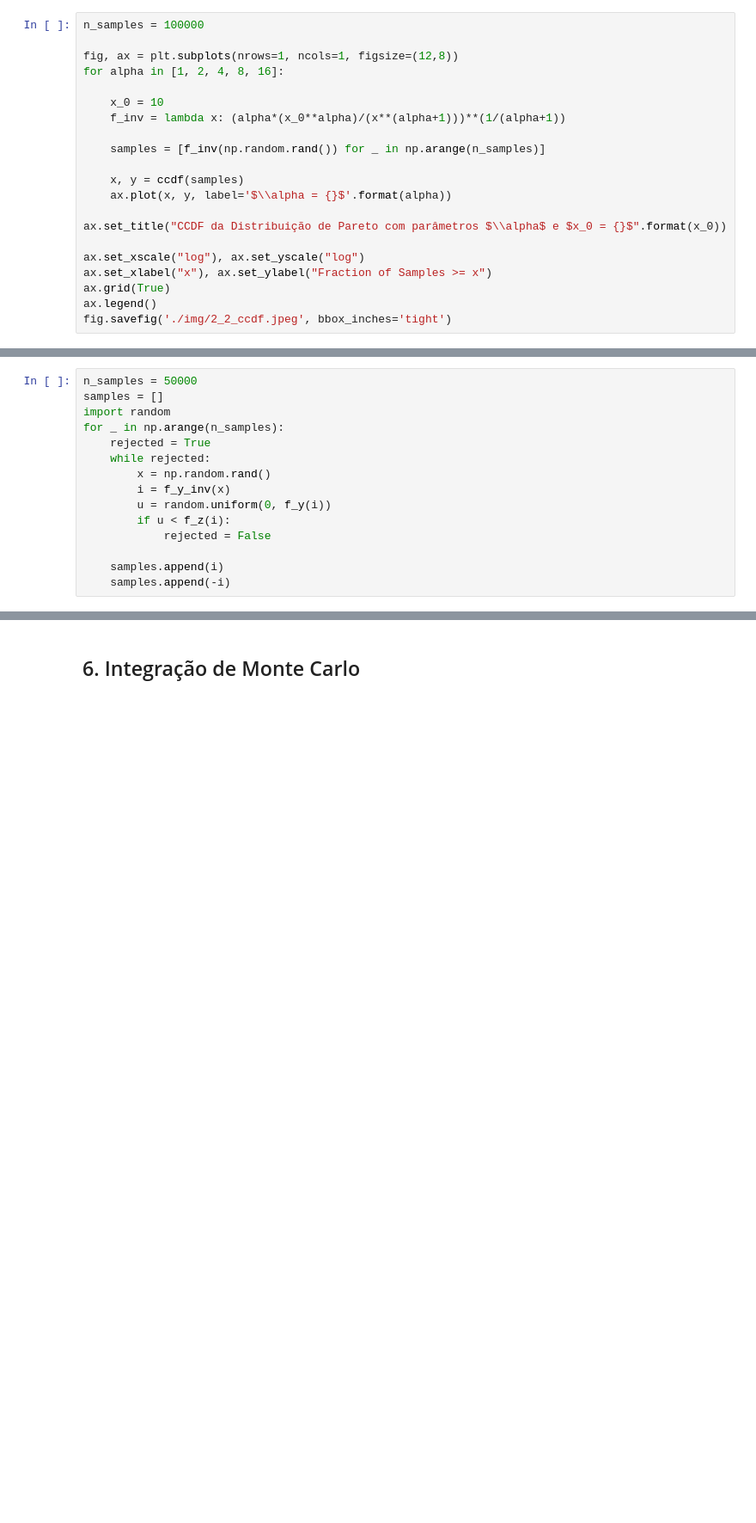
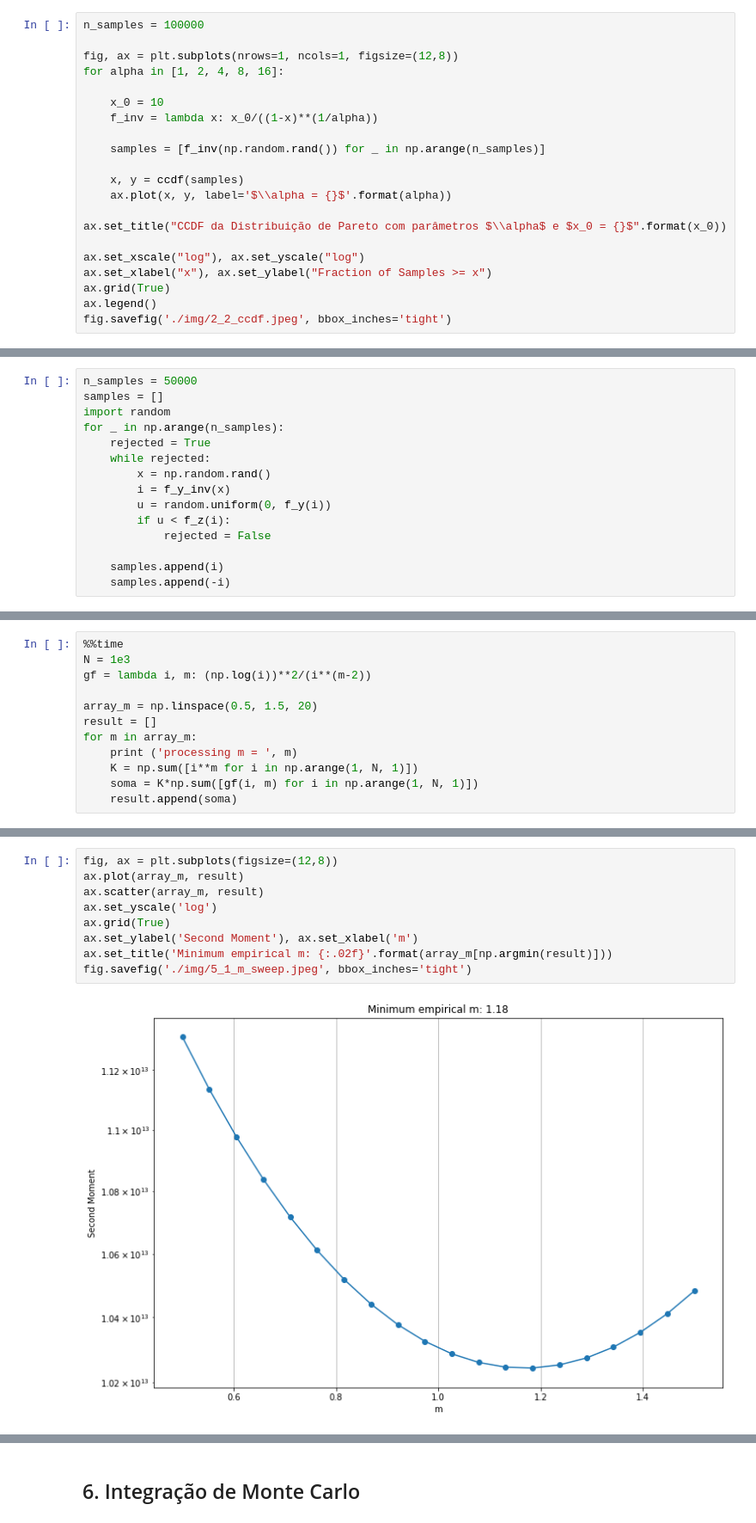
Before and after one commit to guedes-joaofelipe/CPC767-monte-carlos-markov-chain, a Jupyter notebook: Lists/2020_1/lista3.ipynb, the cells around one changed output, grey strips where cells are left out. Shown: that part at 86% size. Saved outputs shown, nothing was run; the diff lists cells and outputs as text; blank space fills up the shorter version.

```diff
--- a/Lists/2020_1/lista3.ipynb
+++ b/Lists/2020_1/lista3.ipynb
@@ -149,7 +126,7 @@ fig, ax = plt.subplots(nrows=1, ncols=1, figsize=(12,8))
 for alpha in [1, 2, 4, 8, 16]:
 
     x_0 = 10
-    f_inv = lambda x: (alpha*(x_0**alpha)/(x**(alpha+1)))**(1/(alpha+1))
+    f_inv = lambda x: x_0/((1-x)**(1/alpha))
 
     samples = [f_inv(np.random.rand()) for _ in np.arange(n_samples)]
 
@@ -204,0 +243,12 @@ The 'normed' kwarg was deprecated in Matplotlib 2.1 and will be removed in 3.1.
+# %%
+%%time
+N = 1e3
+gf = lambda i, m: (np.log(i))**2/(i**(m-2))
+
+array_m = np.linspace(0.5, 1.5, 20)
+result = []
+for m in array_m:
+    print ('processing m = ', m)
+    K = np.sum([i**m for i in np.arange(1, N, 1)])
+    soma = K*np.sum([gf(i, m) for i in np.arange(1, N, 1)])
+    result.append(soma)
@@ -204,0 +273,11 @@ The 'normed' kwarg was deprecated in Matplotlib 2.1 and will be removed in 3.1.
+# %%
+fig, ax = plt.subplots(figsize=(12,8))
+ax.plot(array_m, result)
+ax.scatter(array_m, result)
+ax.set_yscale('log')
+ax.grid(True)
+ax.set_ylabel('Second Moment'), ax.set_xlabel('m')
+ax.set_title('Minimum empirical m: {:.02f}'.format(array_m[np.argmin(result)]))
+fig.savefig('./img/5_1_m_sweep.jpeg', bbox_inches='tight')
+# %% [output]
+[figure, added]
```
Also changed, not shown: parts of 44 cells of this notebook, 3 other files.
